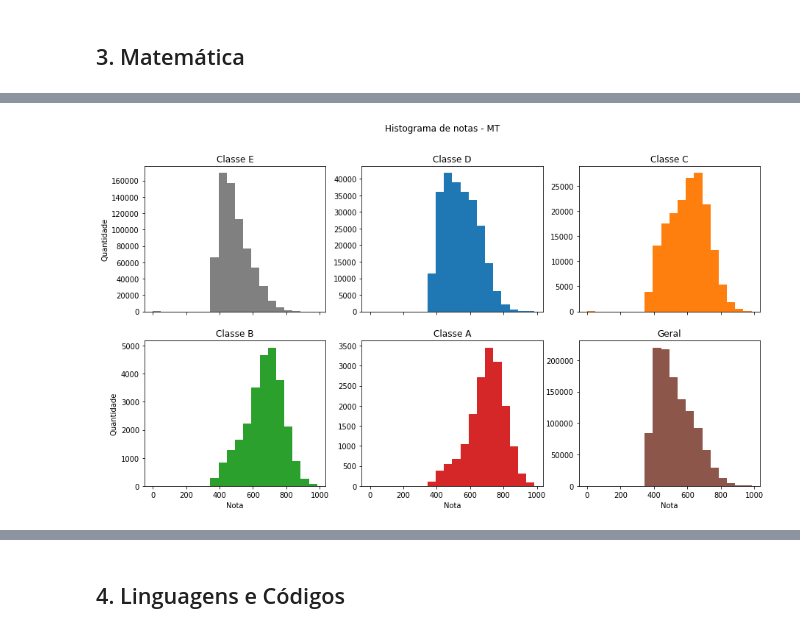
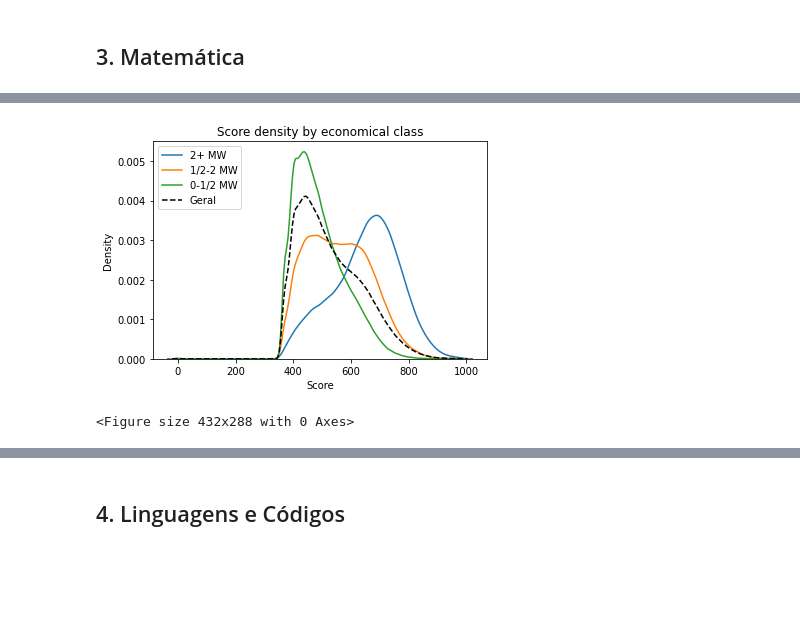
Before and after one commit to viguardieiro/ENEM_TRI, a Jupyter notebook: Notebooks/Compare Economic Class ENEM 2019.ipynb, the cells around one changed output, grey strips where cells are left out. Cells and saved outputs as stored; diff of their text form; code cells hidden in the pictures; blank space fills up the shorter version.

```diff
--- a/Notebooks/Compare Economic Class ENEM 2019.ipynb
+++ b/Notebooks/Compare Economic Class ENEM 2019.ipynb
@@ -28,4 +30,15 @@ Classe A - Média: 608.10;   Std: 68.68
 Geral - Média: 506.10;   Std: 81.10
 # %%
-ch_comp.plot_hist_scores()
+#ch_comp.plot_hist_scores()
+for g in df_gp.keys():
+    if g=='Geral':
+        fig = sns.kdeplot(df_gp[g]["NU_NOTA_CH"], label=g, linestyle="--", color='k')
+    else:
+        fig = sns.kdeplot(df_gp[g]["NU_NOTA_CH"], label=ch_comp.gp_map[g])
+
+plt.xlabel('Score')
+plt.title('Score density by economical class')
+plt.legend(loc='upper left')
+plt.show()
+plt.savefig('ScoreDensity-CH2019.png')
 # %% [output]
@@ -76,4 +88,15 @@ Classe A - Média: 578.81;   Std: 72.75
 Geral - Média: 476.48;   Std: 75.76
 # %%
-cn_comp.plot_hist_scores()
+#cn_comp.plot_hist_scores()
+for g in df_gp.keys():
+    if g=='Geral':
+        fig = sns.kdeplot(df_gp[g]["NU_NOTA_CN"], label=g, linestyle="--", color='k')
+    else:
+        fig = sns.kdeplot(df_gp[g]["NU_NOTA_CN"], label=cn_comp.gp_map[g])
+
+plt.xlabel('Score')
+plt.title('Score density by economical class')
+plt.legend(loc='upper left')
+plt.show()
+plt.savefig('ScoreDensity-CN2019.png')
 # %% [output]
@@ -124,8 +146,21 @@ Classe A - Média: 696.41;   Std: 110.86
 Geral - Média: 527.62;   Std: 108.81
 # %%
-mt_comp.plot_hist_scores()
+#mt_comp.plot_hist_scores()
+
+for g in df_gp.keys():
+    if g=='Geral':
+        fig = sns.kdeplot(df_gp[g]["NU_NOTA_MT"], label=g, linestyle="--", color='k')
+    else:
+        fig = sns.kdeplot(df_gp[g]["NU_NOTA_MT"], label=mt_comp.gp_map[g])
+
+plt.xlabel('Score')
+plt.title('Score density by economical class')
+plt.legend(loc='upper left')
+plt.show()
+plt.savefig('ScoreDensity-MT2019.png')
 # %% [output]
-[figure, old version]
+[figure, new version]
+<Figure size 432x288 with 0 Axes>
 # %%
 bin_mt = mt_comp.bin_scores(nota_min=360, nota_max=800, step=20)
 auc_mt = mt_comp.auc_groups()
```
Also changed, not shown: parts of 51 cells of this notebook.
